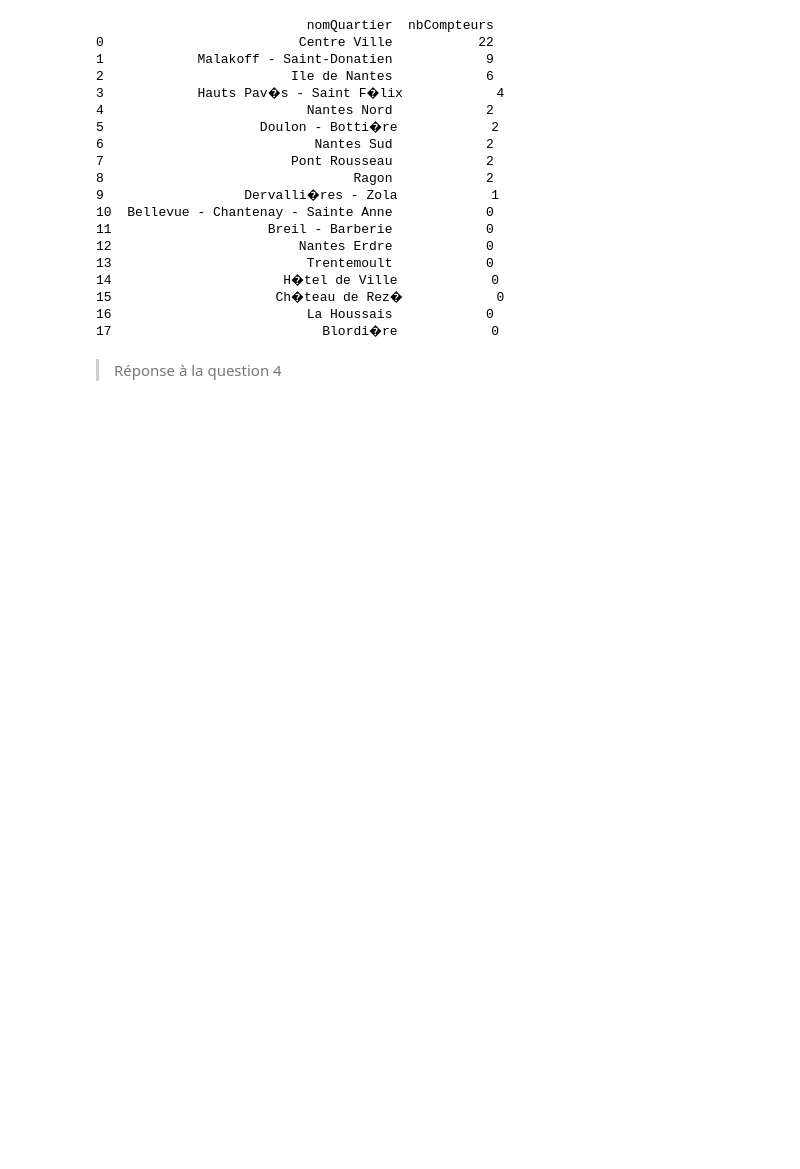
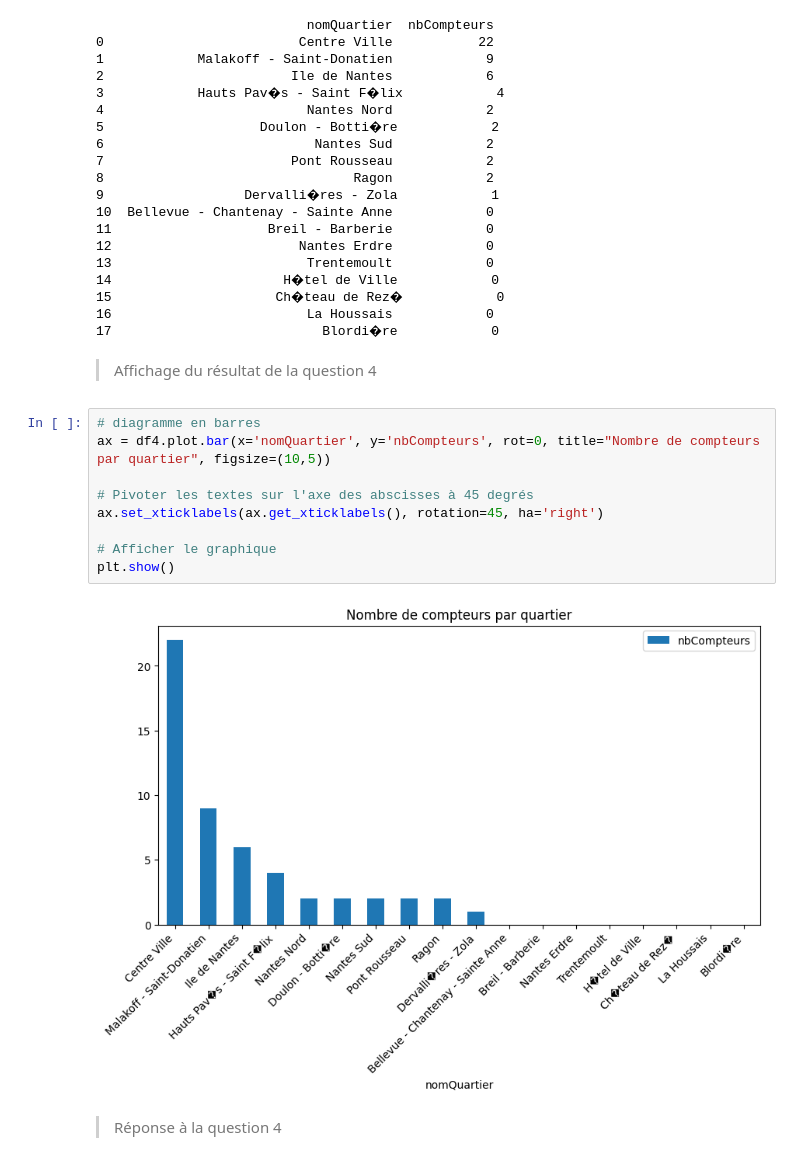
Before and after one commit to EDM115/SAE-Velos-Nantes, a Jupyter notebook: 4 - Stats/Statistiques.ipynb, the cells around one changed output. Drawn from its saved outputs; the diff is of its cells as text; blank space fills up the shorter version.

```diff
--- a/4 - Stats/Statistiques.ipynb
+++ b/4 - Stats/Statistiques.ipynb
@@ -227,6 +292,19 @@ print(df4)
 15                     Ch�teau de Rez�            0
 16                         La Houssais            0
 17                           Blordi�re            0
+# %% [markdown]
+> Affichage du résultat de la question 4
+# %%
+# diagramme en barres
+ax = df4.plot.bar(x='nomQuartier', y='nbCompteurs', rot=0, title="Nombre de compteurs par quartier", figsize=(10,5))
+
+# Pivoter les textes sur l'axe des abscisses à 45 degrés
+ax.set_xticklabels(ax.get_xticklabels(), rotation=45, ha='right')
+
+# Afficher le graphique
+plt.show()
+# %% [output]
+[figure, added]
 # %% [markdown]
 > Réponse à la question 4
 # %% [markdown]
```
Also changed, not shown: parts of 33 cells of this notebook.
